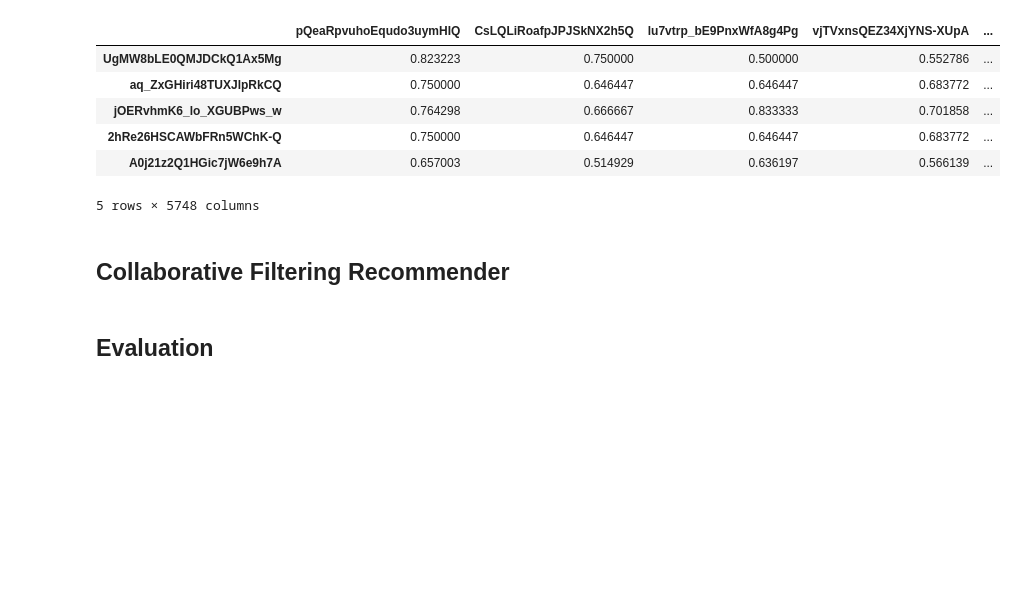
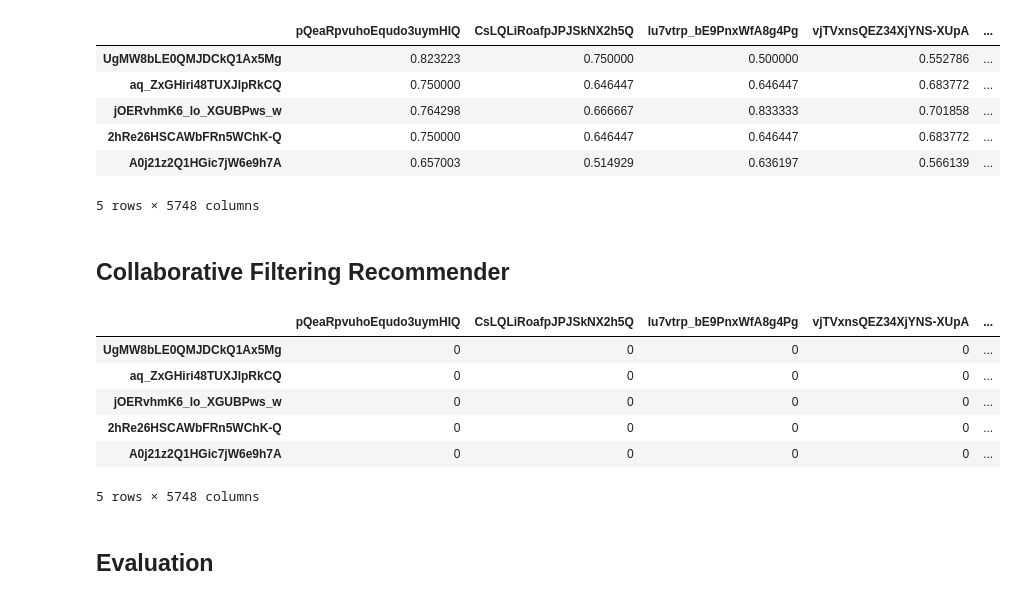
Before and after one commit to muliarska/recommendation-system-AI, a Jupyter notebook: Constrained_Food_Recommender_Muliarska.ipynb, the cells around one changed output. Drawn from its saved outputs; the diff is of its cells as text; code cells hidden in the pictures; blank space fills up the shorter version.

Commit message:
Implemented Collaborative Filtering + Evaluation by metrics.

```diff
--- a/Constrained_Food_Recommender_Muliarska.ipynb
+++ b/Constrained_Food_Recommender_Muliarska.ipynb
@@ -202,3 +197,76 @@ df_collaborative_predictions = predict_collaborative_ratings(df_utility_matrix)
+# %%
+from scipy.spatial.distance import cosine
+
+
+def predict_collaborative_ratings(utility_matrix: pd.DataFrame) -> pd.DataFrame:
+    # User-item collaborative filtering based rating prediction (15 points)
+    # UV-decomposition based rating prediction (optional for 10 extra points)
+
+    first_user_count = 0
+    second_user_count = 0
+
+    # Building matrix with similarity coefficients for each pair of users
+    users_similarity_matrix = pd.DataFrame(0, index=utility_matrix.index, columns=utility_matrix.index)
+    for user_id_1, businesses_1 in utility_matrix.iterrows():
+        for user_id_2, businesses_2 in utility_matrix.iterrows():
+            cosine_similarity = 1 - cosine(businesses_1, businesses_2)
+            users_similarity_matrix.loc[user_id_1, user_id_2] = cosine_similarity
+
+            first_user_count += 1
+            if first_user_count > 10:
+                first_user_count = 0
+                break
+
+        second_user_count += 1
+        if second_user_count > 10:
+            break
+
+    user_count = 0
+    predicted_collaborative = pd.DataFrame(0, index=utility_matrix.index, columns=utility_matrix.columns)
+    for user_id, user_row in users_similarity_matrix.iterrows():
+        max_similarity_id = user_row.idxmax(axis=1)
+        counter = 0
+        # Finding current user bussinesses and most similar user bussinesses
+        for user, businesses in utility_matrix.iterrows():
+            if user == max_similarity_id:
+                similar_bussiness = businesses
+                counter += 1
+                if counter == 2:
+                    break
+
+            if user == user_id:
+                curr_bussiness = businesses
+                counter += 1
+                if counter == 2:
+                    break
+
+        # Remove businesses that user has already visited, to not recommend it
+        result_similarity = []
+        for i in range(len(similar_bussiness.values)):
+            if curr_bussiness.values[i] == similar_bussiness.values[i] :
+                result_similarity.append(0)
+            else:
+                result_similarity.append(similar_bussiness.values[i])
+
+        predicted_collaborative.loc[user_id] = result_similarity
+
+        user_count += 1
+        if user_count > 10:
+            break
+
+    return predicted_collaborative
+
+
+df_collaborative_predictions = predict_collaborative_ratings(df_utility_matrix)
+df_collaborative_predictions.head()
+# %% [output]
+|  | pQeaRpvuhoEqudo3uymHIQ | CsLQLiRoafpJPJSkNX2h5Q | lu7vtrp_bE9PnxWfA8g4Pg | vjTVxnsQEZ34XjYNS-XUpA | ... |
+| UgMW8bLE0QMJDCkQ1Ax5Mg | 0 | 0 | 0 | 0 | ... |
+| aq_ZxGHiri48TUXJlpRkCQ | 0 | 0 | 0 | 0 | ... |
+| jOERvhmK6_lo_XGUBPws_w | 0 | 0 | 0 | 0 | ... |
+| 2hRe26HSCAWbFRn5WChK-Q | 0 | 0 | 0 | 0 | ... |
+| A0j21z2Q1HGic7jW6e9h7A | 0 | 0 | 0 | 0 | ... |
+5 rows × 5748 columns
 # %% [markdown]
 ## Evaluation
 # %%
```
Also changed, not shown: parts of 3 cells of this notebook.
